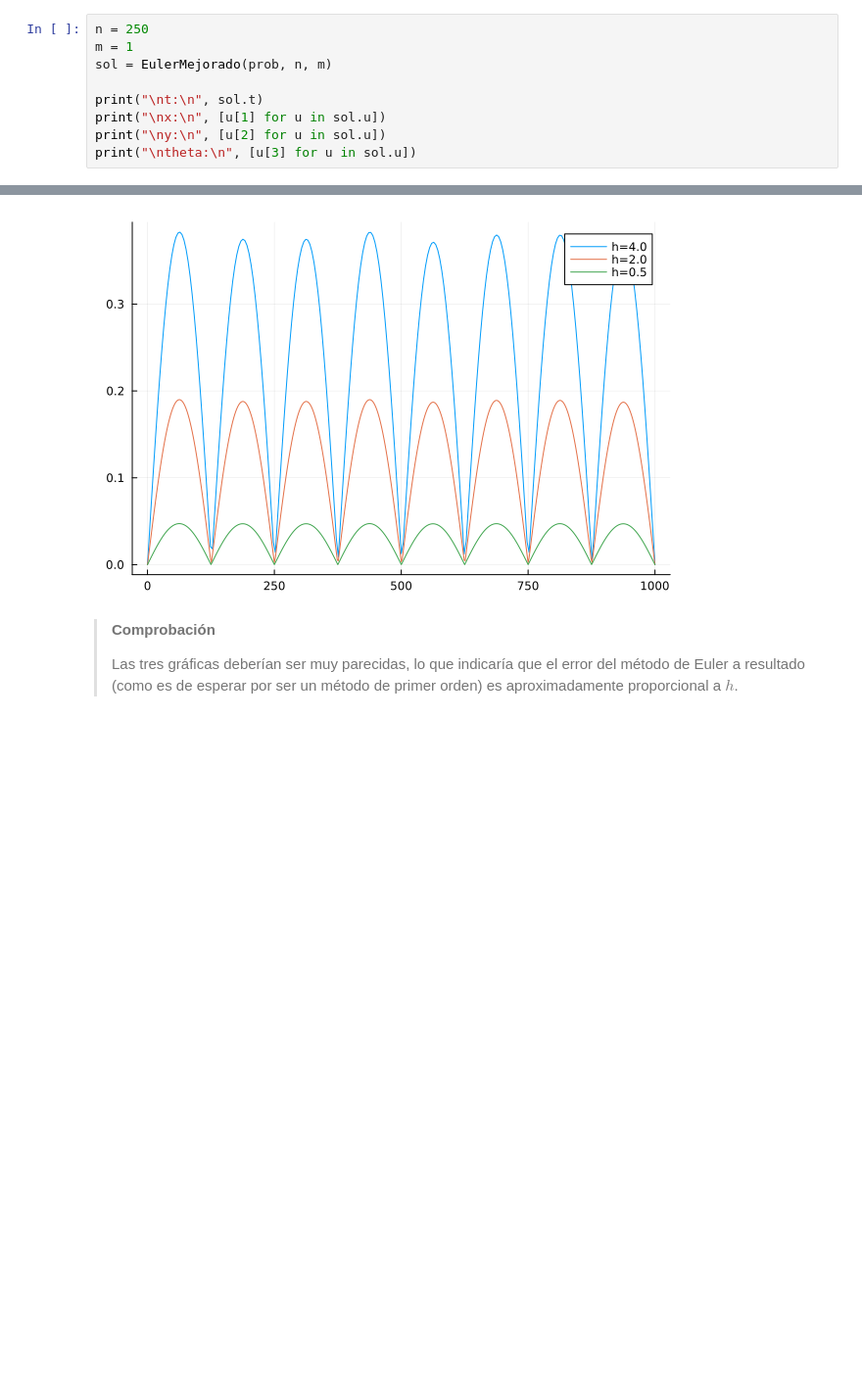
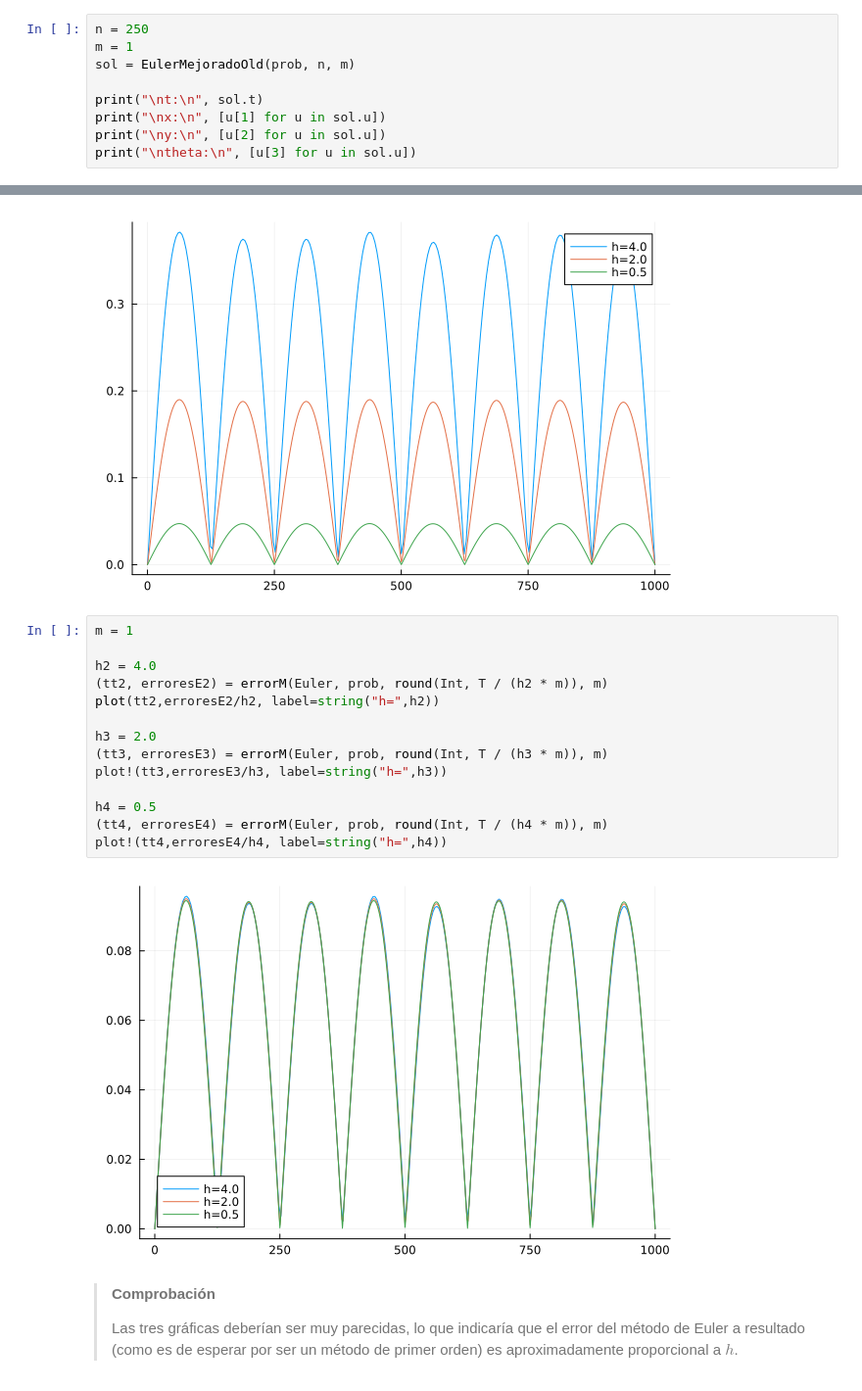
Before and after one commit to alanglk/KISA, a Jupyter notebook: src/CCI/Ejercicio_2_1.ipynb, the cells around one changed output, grey strips where cells are left out. Shown at 98% size. Cells and saved outputs as stored; diff of their text form; blank space fills up the shorter version.

```diff
--- a/src/CCI/Ejercicio_2_1.ipynb
+++ b/src/CCI/Ejercicio_2_1.ipynb
@@ -96,7 +96,7 @@ aplicando el método de Euler mejorado con longitud de paso $h=4$. Mostrar las a
 # %%
 n = 250
 m = 1
-sol = EulerMejorado(prob, n, m)
+sol = EulerMejoradoOld(prob, n, m)
 
 print("\nt:\n", sol.t)
 print("\nx:\n", [u[1] for u in sol.u])
@@ -289,6 +273,22 @@ h4 = 0.5
 plot!(tt4,erroresE4, label=string("h=",h4))
 # %% [output]
 [figure]
+# %%
+m = 1
+
+h2 = 4.0
+(tt2, erroresE2) = errorM(Euler, prob, round(Int, T / (h2 * m)), m)
+plot(tt2,erroresE2/h2, label=string("h=",h2))
+
+h3 = 2.0
+(tt3, erroresE3) = errorM(Euler, prob, round(Int, T / (h3 * m)), m)
+plot!(tt3,erroresE3/h3, label=string("h=",h3))
+
+h4 = 0.5
+(tt4, erroresE4) = errorM(Euler, prob, round(Int, T / (h4 * m)), m)
+plot!(tt4,erroresE4/h4, label=string("h=",h4))
+# %% [output]
+[figure, added]
 # %% [markdown]
 > **Comprobación**
 >
```
Also changed, not shown: parts of 7 cells of this notebook, 1 other file.
